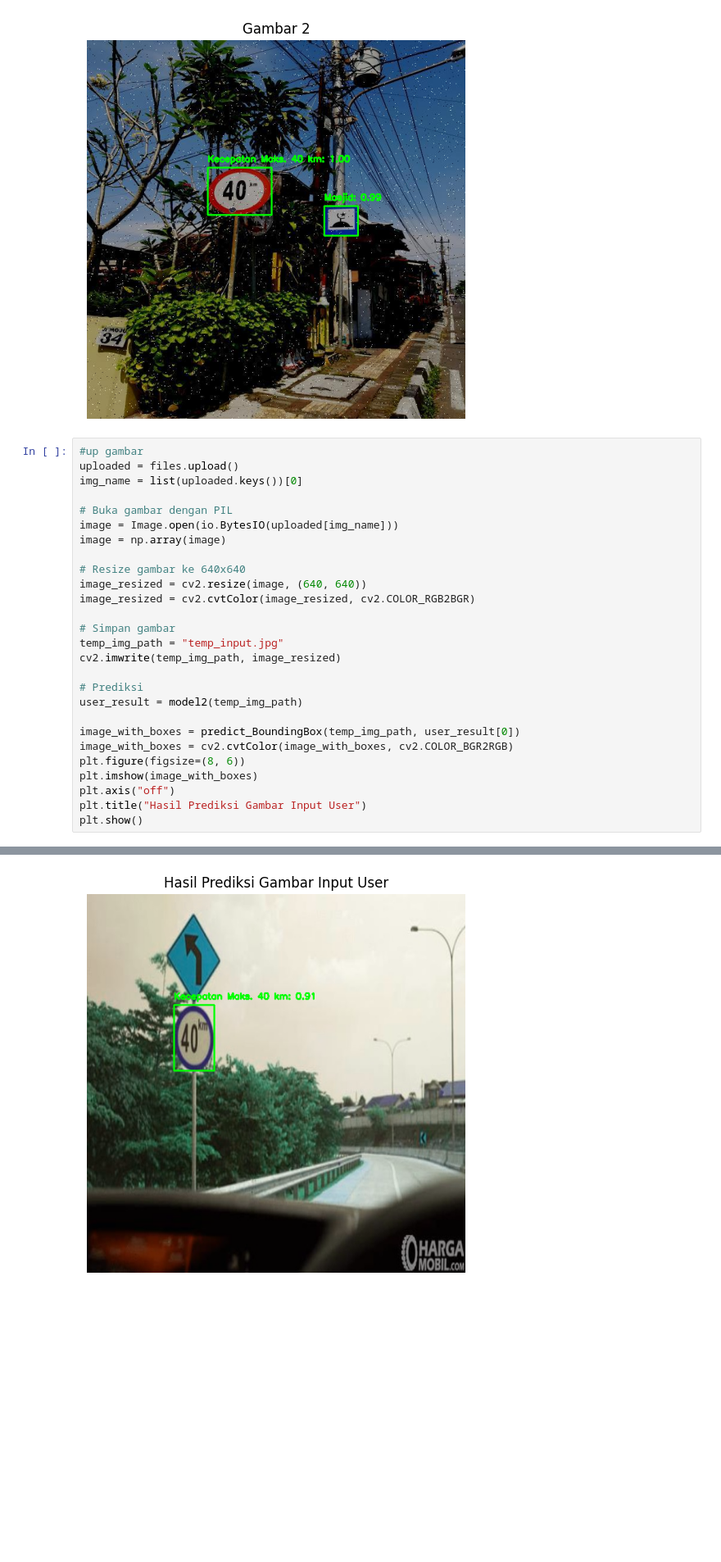
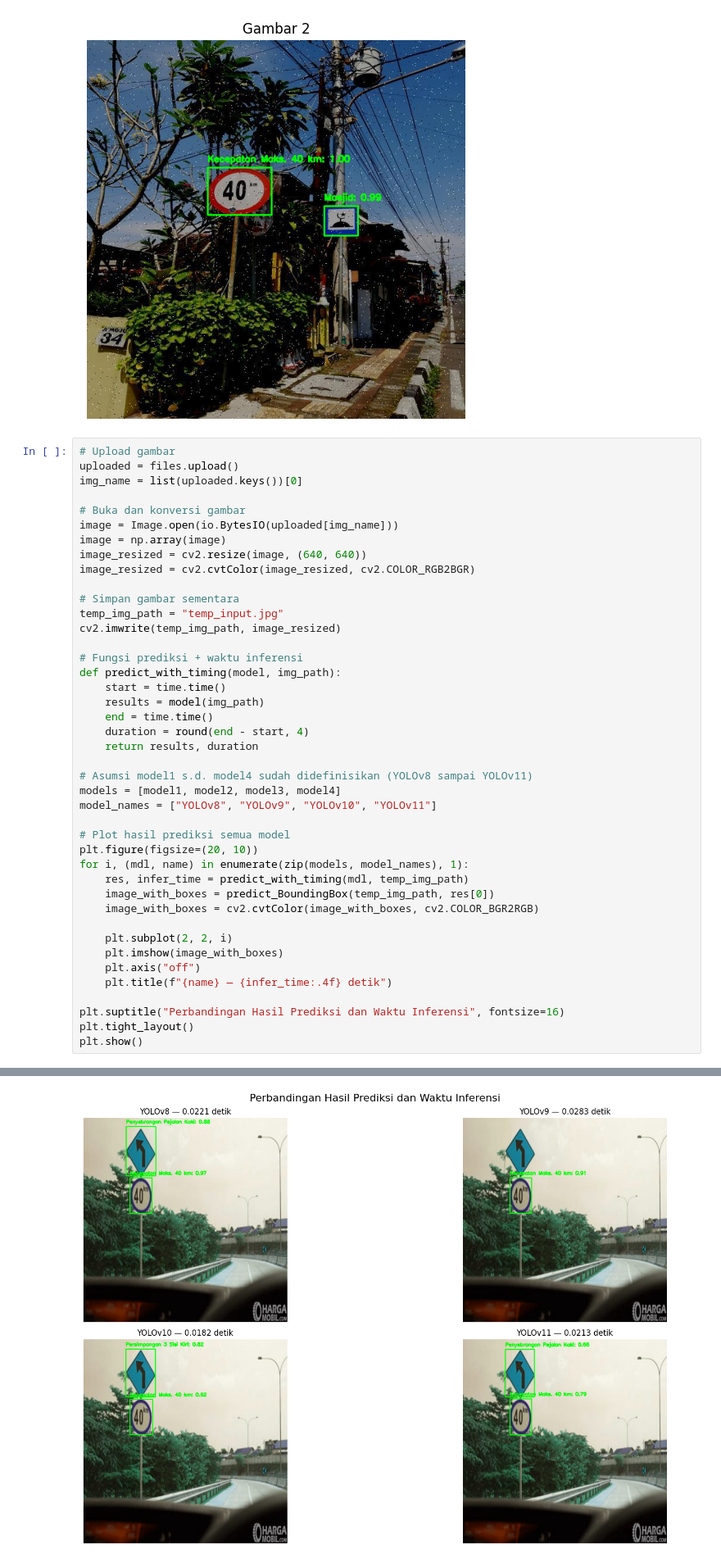
Before and after one commit to Fqih/Object-Detection-FGD, a Jupyter notebook: Object_Detection_Yolo.ipynb, the cells around one changed output, grey strips where cells are left out. Shown at 82% size. Cells and saved outputs as stored; diff of their text form; blank space fills up the shorter version.

```diff
--- a/Object_Detection_Yolo.ipynb
+++ b/Object_Detection_Yolo.ipynb
@@ -605,31 +603,46 @@ for i, result in enumerate(prediksi[10:12]):
 [figure]
 [figure]
 # %%
-#up gambar
+# Upload gambar
 uploaded = files.upload()
 img_name = list(uploaded.keys())[0]
 
-# Buka gambar dengan PIL
+# Buka dan konversi gambar
 image = Image.open(io.BytesIO(uploaded[img_name]))
 image = np.array(image)
-
-# Resize gambar ke 640x640
 image_resized = cv2.resize(image, (640, 640))
 image_resized = cv2.cvtColor(image_resized, cv2.COLOR_RGB2BGR)
 
-# Simpan gambar
+# Simpan gambar sementara
 temp_img_path = "temp_input.jpg"
 cv2.imwrite(temp_img_path, image_resized)
 
-# Prediksi
-user_result = model2(temp_img_path)
+# Fungsi prediksi + waktu inferensi
+def predict_with_timing(model, img_path):
+    start = time.time()
+    results = model(img_path)
+    end = time.time()
+    duration = round(end - start, 4)
+    return results, duration
 
-image_with_boxes = predict_BoundingBox(temp_img_path, user_result[0])
-image_with_boxes = cv2.cvtColor(image_with_boxes, cv2.COLOR_BGR2RGB)
-plt.figure(figsize=(8, 6))
-plt.imshow(image_with_boxes)
-plt.axis("off")
-plt.title("Hasil Prediksi Gambar Input User")
+# Asumsi model1 s.d. model4 sudah didefinisikan (YOLOv8 sampai YOLOv11)
+models = [model1, model2, model3, model4]
+model_names = ["YOLOv8", "YOLOv9", "YOLOv10", "YOLOv11"]
+
+# Plot hasil prediksi semua model
+plt.figure(figsize=(20, 10))
+for i, (mdl, name) in enumerate(zip(models, model_names), 1):
+    res, infer_time = predict_with_timing(mdl, temp_img_path)
+    image_with_boxes = predict_BoundingBox(temp_img_path, res[0])
+    image_with_boxes = cv2.cvtColor(image_with_boxes, cv2.COLOR_BGR2RGB)
+
+    plt.subplot(2, 2, i)
+    plt.imshow(image_with_boxes)
+    plt.axis("off")
+    plt.title(f"{name} — {infer_time:.4f} detik")
+
+plt.suptitle("Perbandingan Hasil Prediksi dan Waktu Inferensi", fontsize=16)
+plt.tight_layout()
 plt.show()
 # %% [output]
 [interactive output not drawn]
@@ -640,4 +662,4 @@ Speed: 2.9ms preprocess, 34.5ms inference, 2.0ms postprocess per image at shape
-[figure, old version]
+[figure, new version]
 # %% [markdown]
 ## Tahap 6: Deployment
 Tahap deployment adalah tahap akhir di mana model yang telah dilatih dan dievaluasi diimplementasikan dalam lingkungan produksi agar dapat digunakan oleh pengguna akhir.
```
Also changed, not shown: parts of 14 cells of this notebook, 3 other files.
